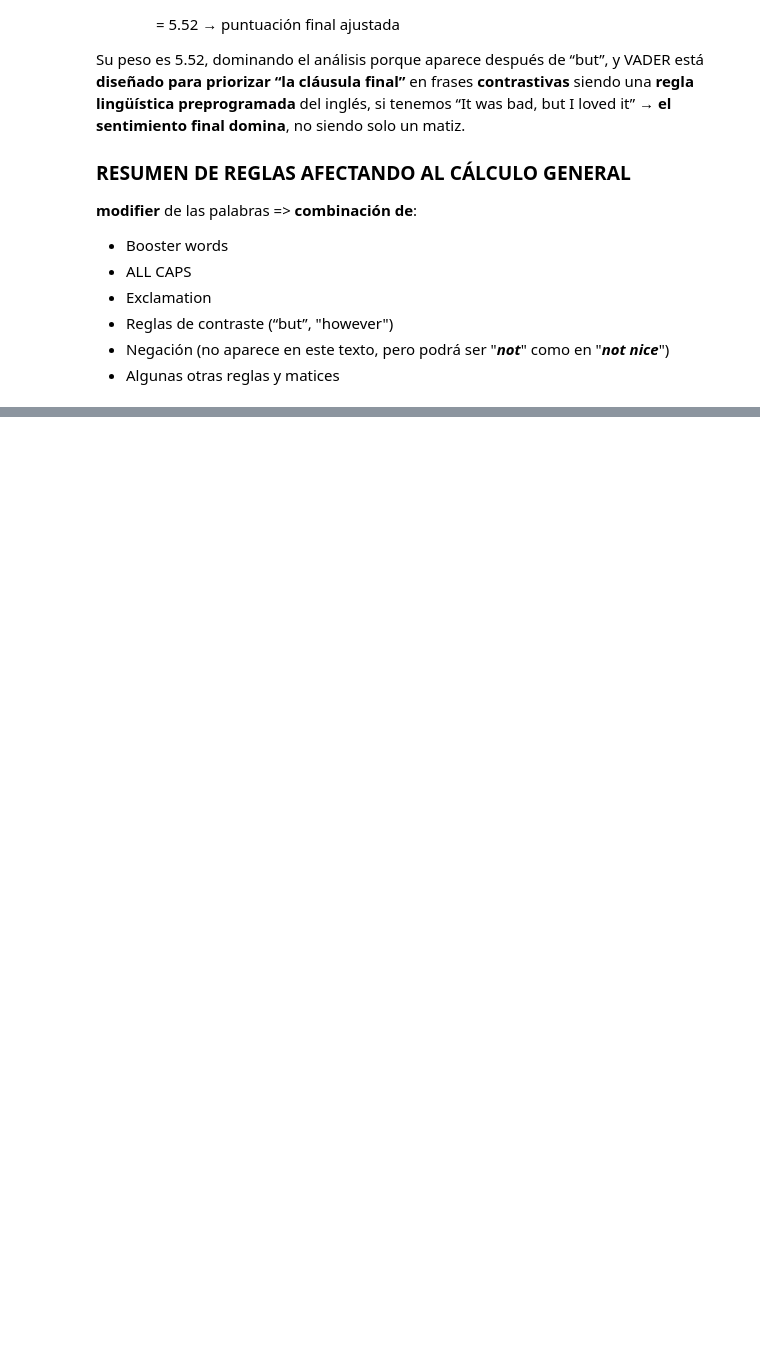
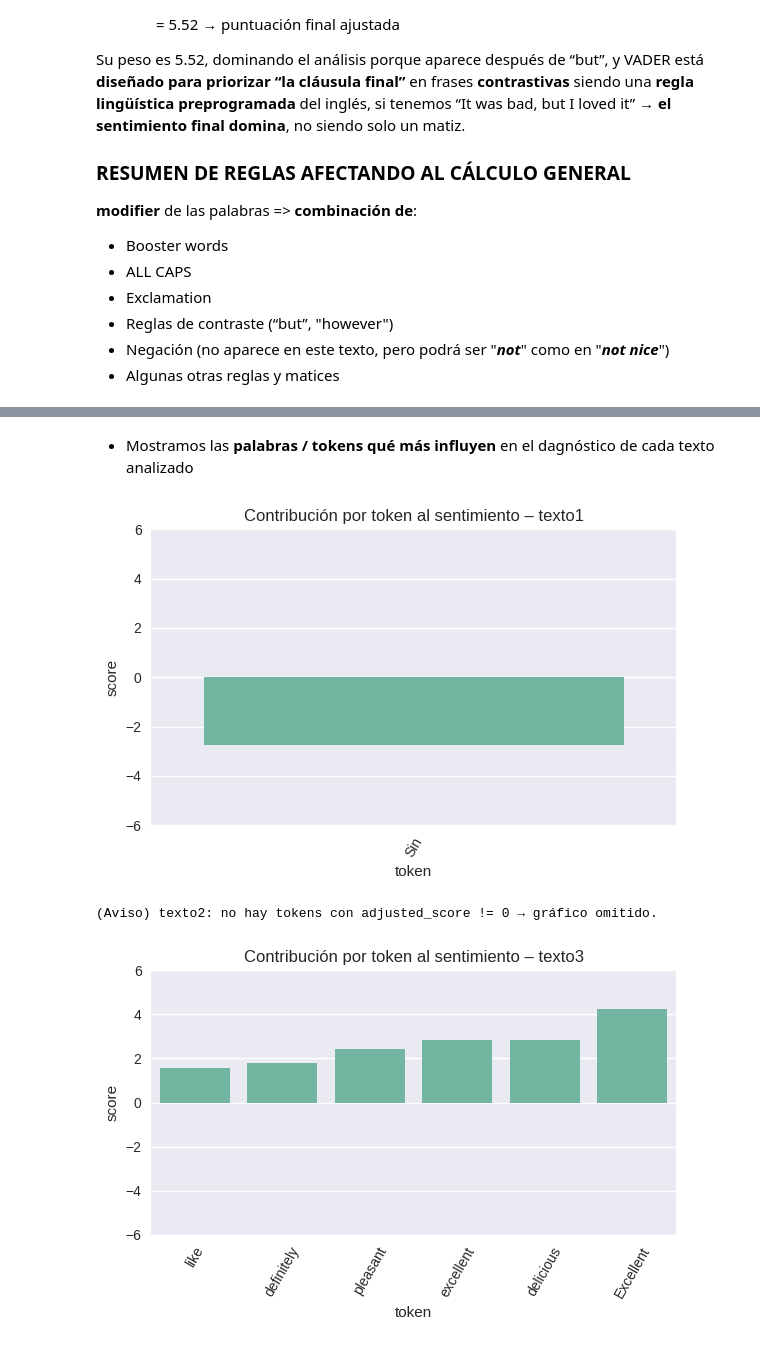
Before and after one commit to cristinasprogrammingadventure/PyDay-2025_workshop-Del-Texto-al-Dato_NLP, a Jupyter notebook: NLP_NLTK_VADER.ipynb, the cells around one changed output, grey strips where cells are left out. Cells and saved outputs as stored; diff of their text form; code cells hidden in the pictures; blank space fills up the shorter version.

```diff
--- a/NLP_NLTK_VADER.ipynb
+++ b/NLP_NLTK_VADER.ipynb
@@ -629,0 +725,52 @@ y VADER está **diseñado para priorizar “la cláusula final”** en frases **
+# %% [markdown]
+- Mostramos las **palabras / tokens qué más influyen** en el dagnóstico de cada texto analizado
+# %%
+import pandas as pd
+import matplotlib.pyplot as plt
+import seaborn as sns
+
+# Parámetros globales
+Y_MIN, Y_MAX = -6, 6        # Escala vertical común
+WIDTH_PER_BAR = 0.7         # ancho base por barra
+MIN_WIDTH = 6               # ancho mínimo para evitar gráficos demasiado pequeños
+
+textos = {
+    "texto1": texto1,
+    "texto2": texto2,
+    "texto3": texto3,
+    "texto4": texto4,
+    "texto5": texto5,
+}
+
+for nombre, contenido in textos.items():
+    infos, _, _, _ = vader_stepwise(contenido, show_details=False)
+
+    df_tok = pd.DataFrame([
+        {"token": inf.token, "score": inf.adjusted_score}
+        for inf in infos
+        if inf.adjusted_score != 0
+    ])
+
+    if df_tok.empty:
+        print(f"(Aviso) {nombre}: no hay tokens con adjusted_score != 0 → gráfico omitido.\n")
+        continue
+
+    # --- ORDENAR por adjusted_score ---
+    df_tok = df_tok.sort_values("score", ascending=True)   # <<< CAMBIAR ascending=False para DESCENDENTE
+
+    # --- Ajustar tamaño horizontal según nº de barras ---
+    num_barras = len(df_tok)
+    fig_width = max(MIN_WIDTH, num_barras * WIDTH_PER_BAR)
+
+    plt.figure(figsize=(fig_width, 4))
+    sns.barplot(data=df_tok, x="token", y="score")
+
+    plt.ylim(Y_MIN, Y_MAX)  # escala vertical común
+    plt.title(f"Contribución por token al sentimiento – {nombre}")
+    plt.xticks(rotation=60)
+    plt.tight_layout()
+    plt.show()
+# %% [output]
+[figure, added]
+(Aviso) texto2: no hay tokens con adjusted_score != 0 → gráfico omitido.
+[figure, added]
```
Also changed, not shown: parts of 11 cells of this notebook.
